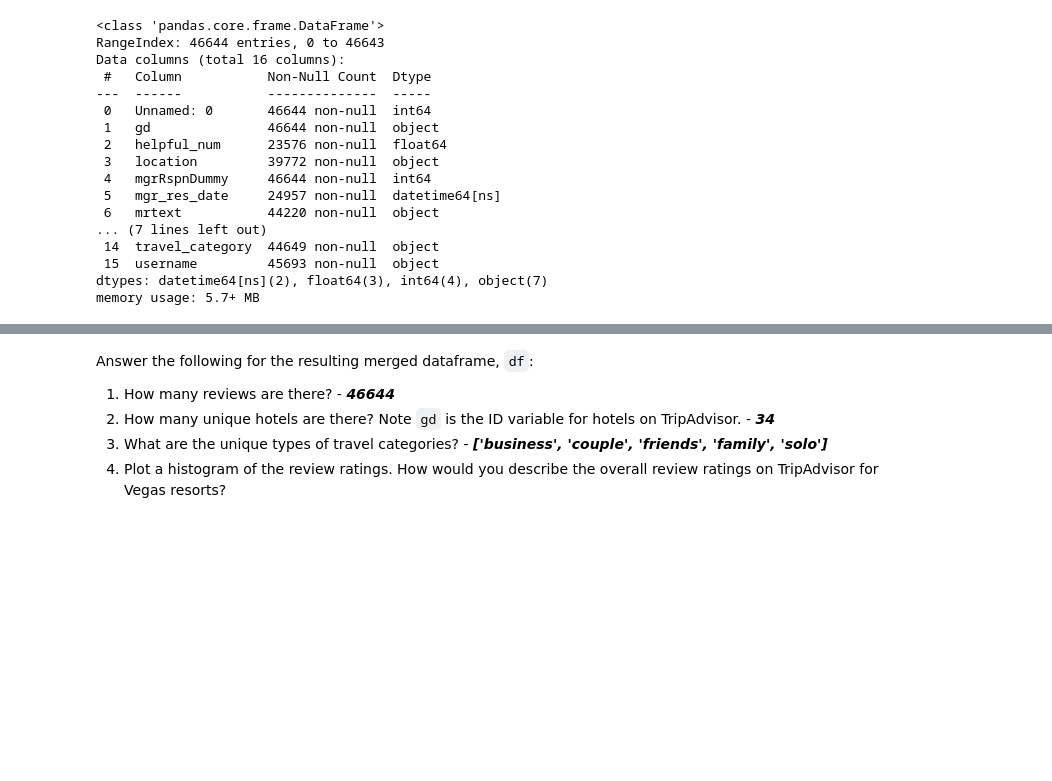
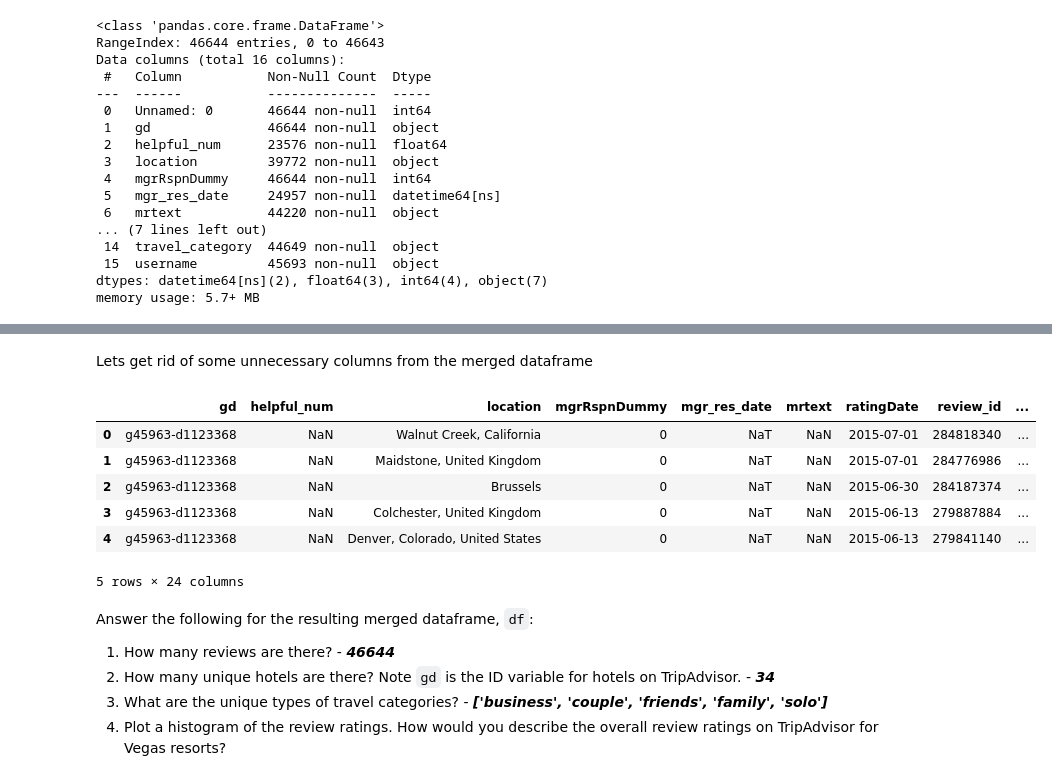
Before and after one commit to dbn3010/NLP-Project, a Jupyter notebook: Yelp task (LV resorts).ipynb, the cells around one changed output, grey strips where cells are left out. Saved outputs shown, nothing was run; the diff lists cells and outputs as text; code cells hidden in the pictures; blank space fills up the shorter version.

```diff
--- a/Yelp task (LV resorts).ipynb
+++ b/Yelp task (LV resorts).ipynb
@@ -130,0 +125,6 @@ memory usage: 5.7+ MB
+# %%
+# Reading the Venue Info file from Google Drive shared location
+venue_url = 'https://drive.google.com/file/d/18gwz_VmCJpD2d48LoovGNwAY8T_-eTeP/view?usp=sharing'
+venue_path = 'https://drive.google.com/uc?export=download&id='+ venue_url.split('/')[-2]
+venue_df = pd.read_csv(venue_path)
+venue_df.head()
@@ -130,0 +167,3 @@ memory usage: 5.7+ MB
+# %%
+venue_df.drop(venue_df[venue_df.ranking.isna() == True].index, inplace=True)
+venue_df.shape
@@ -131,5 +172,7 @@ memory usage: 5.7+ MB
+# %%
+venue_df.drop('rdetails', axis=1, inplace=True)
 # %%
-merge_df = pd.merge(df,df_venue, on='gd')
+merge_df = pd.merge(df,venue_df, on='gd')
 # %%
 merge_df.head()
 # %% [output]
@@ -143,3 +196,16 @@ merge_df.head()
+# %% [markdown]
+Lets get rid of some unnecessary columns from the merged dataframe
+# %%
+clean_df = merge_df.drop(['Unnamed: 0_x','Unnamed: 0_y'], axis=1)
+clean_df.head()
+# %% [output]
+|  | gd | helpful_num | location | mgrRspnDummy | mgr_res_date | mrtext | ratingDate | review_id | ... |
+| 0 | g45963-d1123368 | NaN | Walnut Creek, California | 0 | NaT | NaN | 2015-07-01 | 284818340 | ... |
+| 1 | g45963-d1123368 | NaN | Maidstone, United Kingdom | 0 | NaT | NaN | 2015-07-01 | 284776986 | ... |
+| 2 | g45963-d1123368 | NaN | Brussels | 0 | NaT | NaN | 2015-06-30 | 284187374 | ... |
+| 3 | g45963-d1123368 | NaN | Colchester, United Kingdom | 0 | NaT | NaN | 2015-06-13 | 279887884 | ... |
+| 4 | g45963-d1123368 | NaN | Denver, Colorado, United States | 0 | NaT | NaN | 2015-06-13 | 279841140 | ... |
+5 rows × 24 columns
 # %% [markdown]
 Answer the following for the resulting merged dataframe, `df`:
 1. How many reviews are there? - ___46644___
```
Also changed, not shown: parts of 20 cells of this notebook.
